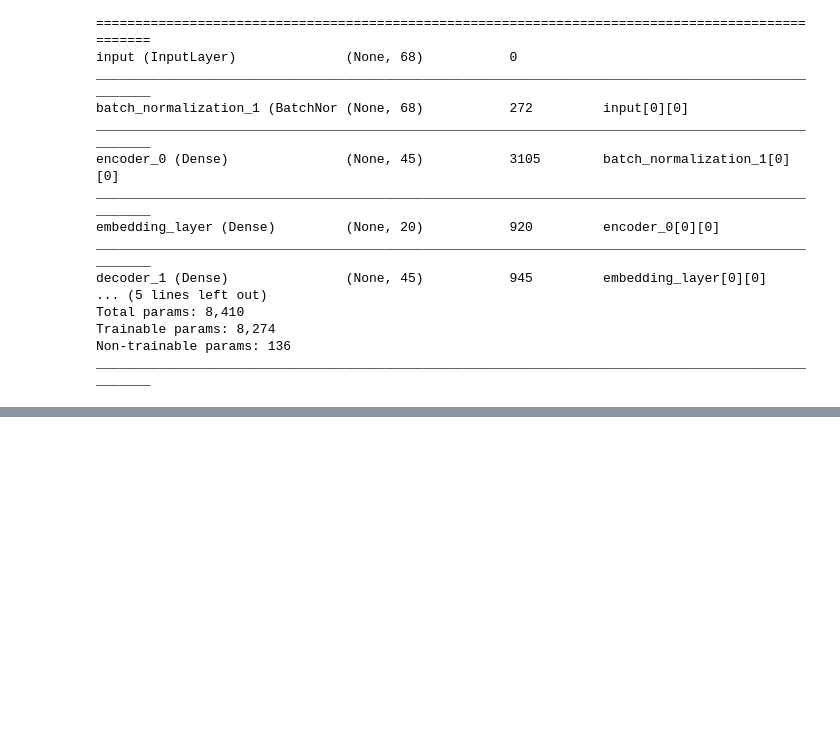
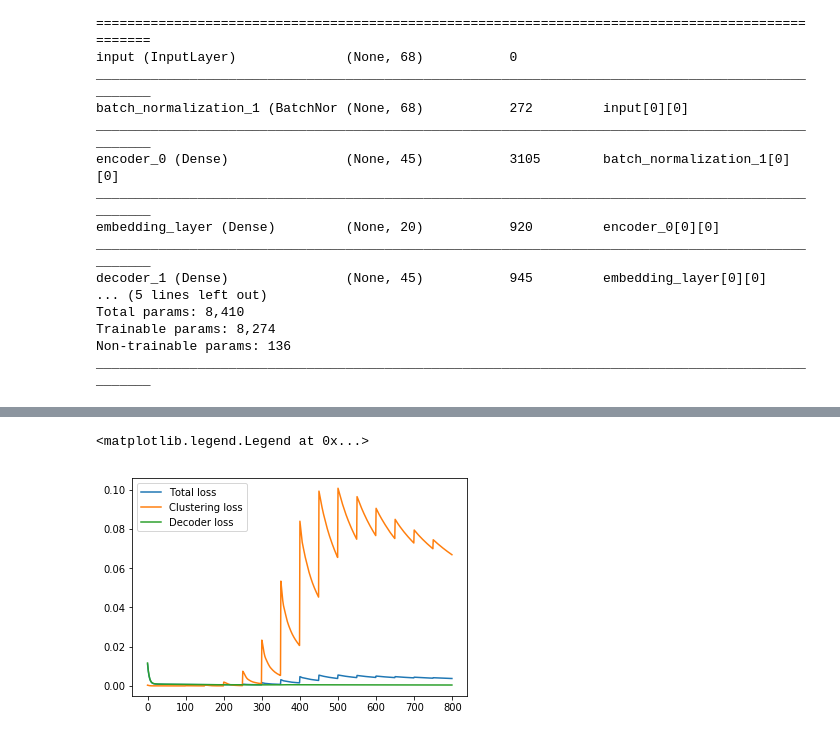
Before and after one commit to chembed/DeepChEmbed, a Jupyter notebook: deepchembed/tutorials/dce_tutorial.ipynb, the cells around one changed output, grey strips where cells are left out. Cells and saved outputs as stored; diff of their text form; code cells hidden in the pictures; blank space fills up the shorter version.

```diff
--- a/deepchembed/tutorials/dce_tutorial.ipynb
+++ b/deepchembed/tutorials/dce_tutorial.ipynb
@@ -117,0 +151,8 @@ fowlkes_mallows : 0.545270611189934
+# %%
+plt.plot(loss[0], label='Total loss')
+plt.plot(loss[1], label='Clustering loss')
+plt.plot(loss[2], label='Decoder loss')
+plt.legend()
+# %% [output]
+<matplotlib.legend.Legend at 0x...>
+[figure, added]
```
Also changed, not shown: parts of 11 cells of this notebook, 1 other file.
